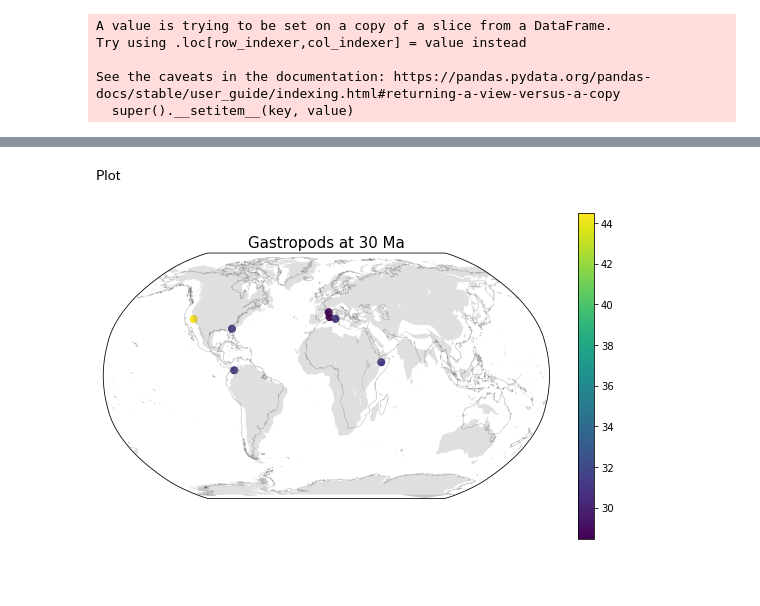
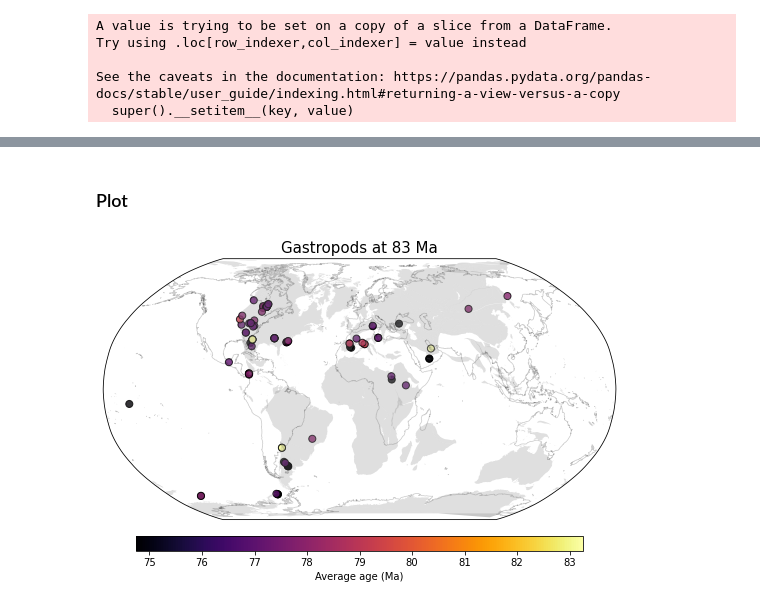
Before and after one commit to GPlates/pygplates-course-2022, a Jupyter notebook: 05-Reconstructing-more-features.ipynb, the cells around one changed output, grey strips where cells are left out. Drawn from its saved outputs; the diff is of its cells as text; code cells hidden in the pictures; blank space fills up the shorter version.

```diff
--- a/05-Reconstructing-more-features.ipynb
+++ b/05-Reconstructing-more-features.ipynb
@@ -263,9 +265,9 @@ Wall time: 12min 36s
 Similar to previous examples, we use `pygplates.reconstruct` to reconstruct our points
 # %%
 # reconstruct pbdb data
-pbdb_30Ma = []
-reconstruction_time = 30
-pygplates.reconstruct(pbdb_cc, rotation_model, pbdb_30Ma, reconstruction_time)
+reconstructed_pbdb = []
+reconstruction_time = 83
+pygplates.reconstruct(pbdb_cc, rotation_model, reconstructed_pbdb, reconstruction_time)
 # %% [markdown]
 ### Convert our reconstructed points into a geoDataFrame
 
@@ -290,8 +294,6 @@ def create_geodataframe_from_pbdb(pygplates_recon_geom, reconstruction_time):
     recon_gpd['accepted_names'] = None
     recon_gpd['environment'] = None
     recon_gpd['environment_broad'] = None
-    recon_gpd['late_interval'] = None
-    recon_gpd['early_inverval'] = None
     recon_gpd['occurrence_no'] = None
     recon_gpd['geometry'] = None
     recon_gpd['reconstruction_time'] = None
@@ -328,8 +330,6 @@ def create_geodataframe_from_pbdb(pygplates_recon_geom, reconstruction_time):
         accepted_names.append(point.get_shapefile_attribute('accepted_name'))
         environments.append(point.get_shapefile_attribute('environment'))
         broad_environments.append(point.get_shapefile_attribute('environment_broad'))
-        early_intervals.append(point.get_shapefile_attribute('early_interval'))
-        late_intervals.append(point.get_shapefile_attribute('late_interval'))
         occurence_nos.append(point.get_shapefile_attribute('occurrence_no'))
 
         reconstruction_times.append(reconstruction_time)
@@ -347,8 +347,6 @@ def create_geodataframe_from_pbdb(pygplates_recon_geom, reconstruction_time):
     recon_gpd['accepted_names'] = accepted_names
     recon_gpd['environment'] = environments
     recon_gpd['environment_broad'] = broad_environments
-    recon_gpd['late_interval'] = late_intervals
-    recon_gpd['early_inverval'] = early_intervals
     recon_gpd['occurrence_no'] = occurence_nos
     recon_gpd['geometry'] = geometries
     recon_gpd['reconstruction_time'] = reconstruction_times
@@ -357,2 +357,3 @@ def create_geodataframe_from_pbdb(pygplates_recon_geom, reconstruction_time):
 # %%
-gpd_pbdb = create_geodataframe_from_pbdb(pbdb_30Ma, reconstruction_time)
+gpd_pbdb = create_geodataframe_from_pbdb(reconstructed_pbdb, reconstruction_time)
+gpd_pbdb
@@ -394,7 +412,9 @@ date_line_wrapper = pygplates.DateLineWrapper()
 for polygon in reconstructed_coastlines:
     wrapped_polygons = date_line_wrapper.wrap(polygon.get_reconstructed_geometry())
     for poly in wrapped_polygons:
-        coastlines_for_plotting.append(LinearRing([(p.get_longitude(), p.get_latitude()) for p in poly.get_exterior_points()]))
+        coastlines_for_plotting.append(
+            LinearRing([(p.get_longitude(), p.get_latitude())
+                        for p in poly.get_exterior_points()]))
 ax.add_geometries(coastlines_for_plotting, ccrs.PlateCarree(), facecolor='grey', alpha=0.25)
 
 # ---
@@ -402,7 +422,6 @@ ax.add_geometries(coastlines_for_plotting, ccrs.PlateCarree(), facecolor='grey',
 gpd_pbdb.plot(ax=ax, column='environment_broad', cmap='brg', alpha=alpha, edgecolor='k',
                    markersize=markersize, transform=ccrs.PlateCarree(), legend=True)
 
-
 plt.title('%s Ma' % reconstruction_time, fontsize=20, loc='left', y=0.92)
 plt.show()
 # %% [output]
@@ -551,32 +557,43 @@ gpd_pbdb_gastropod
 # %% [markdown]
-Plot
+### Plot
 # %%
 # --- define colours
 markersize = 50
 
 # plot map
 fig = plt.figure(figsize=(10,6))
 ax = plt.axes(projection=ccrs.Robinson())
 ax.set_global()
 
 # present-day coastlines
 ax.coastlines(color='black', linewidth=0.75, resolution='50m', alpha=0.2)
 
-
 # plot reconstructed coastlines
 coastlines_for_plotting = []
 date_line_wrapper = pygplates.DateLineWrapper()
 for polygon in reconstructed_coastlines:
     wrapped_polygons = date_line_wrapper.wrap(polygon.get_reconstructed_geometry())
     for poly in wrapped_polygons:
-        coastlines_for_plotting.append(LinearRing([(p.get_longitude(), p.get_latitude()) for p in poly.get_exterior_points()]))
+        coastlines_for_plotting.append(
+            LinearRing([(p.get_longitude(), p.get_latitude())
+                        for p in poly.get_exterior_points()]))
 ax.add_geometries(coastlines_for_plotting, ccrs.PlateCarree(), facecolor='grey', alpha=0.25)
 
 # ---
 # plot pbdb points, and colour by average age column
-gpd_pbdb_gastropod.plot(ax=ax, column='average_age', markersize=markersize, transform=ccrs.PlateCarree(), legend=True)
+gpd_pbdb_gastropod.plot(ax=ax, column='average_age',
+                        cmap='inferno',
+                        edgecolor='k',
+                        markersize=markersize,
+                        transform=ccrs.PlateCarree(),
+                        alpha=0.8,
+                        legend=True,
+                        legend_kwds={'label': 'Average age (Ma)',
+                                     'shrink': 0.8, 'pad': 0.05, 'aspect': 30,
+                                     'orientation': 'horizontal'})
 
 plt.title('Gastropods at %s Ma' % reconstruction_time, fontsize=15)
+
 plt.show()
 # %% [output]
-[figure, old version]
+[figure, new version]
```
Also changed, not shown: parts of 35 cells of this notebook.
